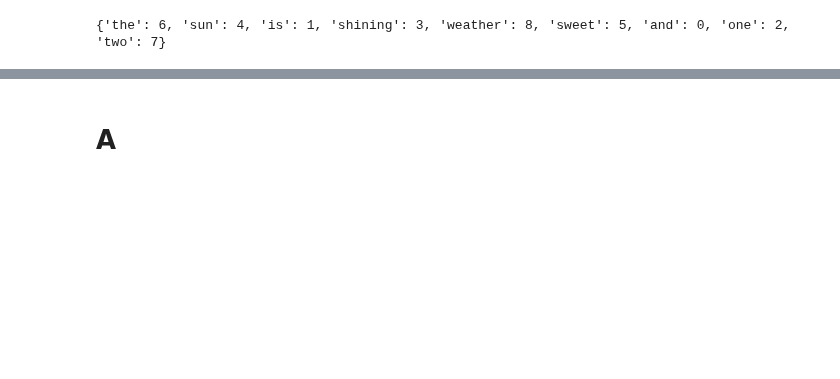
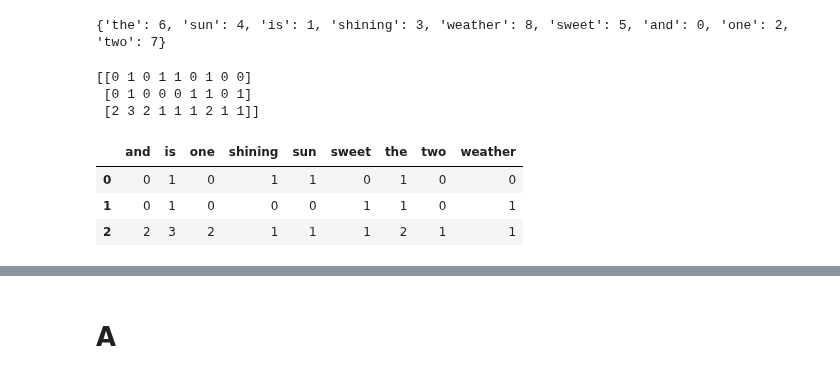
Before and after one commit to sudhu26/data-science-portfolio, a Jupyter notebook: TextbookWalkthroughs/PythonMachineLearning2ndEd/ch08_Applying_Machine_Learning_to_Sentiment_Analysis.ipynb, the cells around one changed output, grey strips where cells are left out. Saved outputs shown, nothing was run; the diff lists cells and outputs as text; code cells hidden in the pictures; blank space fills up the shorter version.

```diff
--- a/TextbookWalkthroughs/PythonMachineLearning2ndEd/ch08_Applying_Machine_Learning_to_Sentiment_Analysis.ipynb
+++ b/TextbookWalkthroughs/PythonMachineLearning2ndEd/ch08_Applying_Machine_Learning_to_Sentiment_Analysis.ipynb
@@ -124,7 +141,7 @@ count = feature_extraction.text.CountVectorizer()
 docs = np.array([
     'The sun is shining'
     ,'The weather is sweet'
-    ,'The sun is shining and the weather is sweet, and one and one is two'
+    ,'The sun is shining, the weather is sweet, and one and one is two'
 ])
 bag = count.fit_transform(docs)
 # %%
@@ -131,3 +150,20 @@ bag = count.fit_transform(docs)
 print(count.vocabulary_)
 # %% [output]
 {'the': 6, 'sun': 4, 'is': 1, 'shining': 3, 'weather': 8, 'sweet': 5, 'and': 0, 'one': 2, 'two': 7}
+# %%
+# Print raw term frequencies
+
+print(bag.toarray())
+# %% [output]
+[[0 1 0 1 1 0 1 0 0]
+ [0 1 0 0 0 1 1 0 1]
+ [2 3 2 1 1 1 2 1 1]]
+# %%
+# Store in data frame
+
+pd.DataFrame(bag.toarray(), columns = count.get_feature_names())
+# %% [output]
+|  | and | is | one | shining | sun | sweet | the | two | weather |
+| 0 | 0 | 1 | 0 | 1 | 1 | 0 | 1 | 0 | 0 |
+| 1 | 0 | 1 | 0 | 0 | 0 | 1 | 1 | 0 | 1 |
+| 2 | 2 | 3 | 2 | 1 | 1 | 1 | 2 | 1 | 1 |
```
Also changed, not shown: parts of 55 cells of this notebook, 1 other file.
